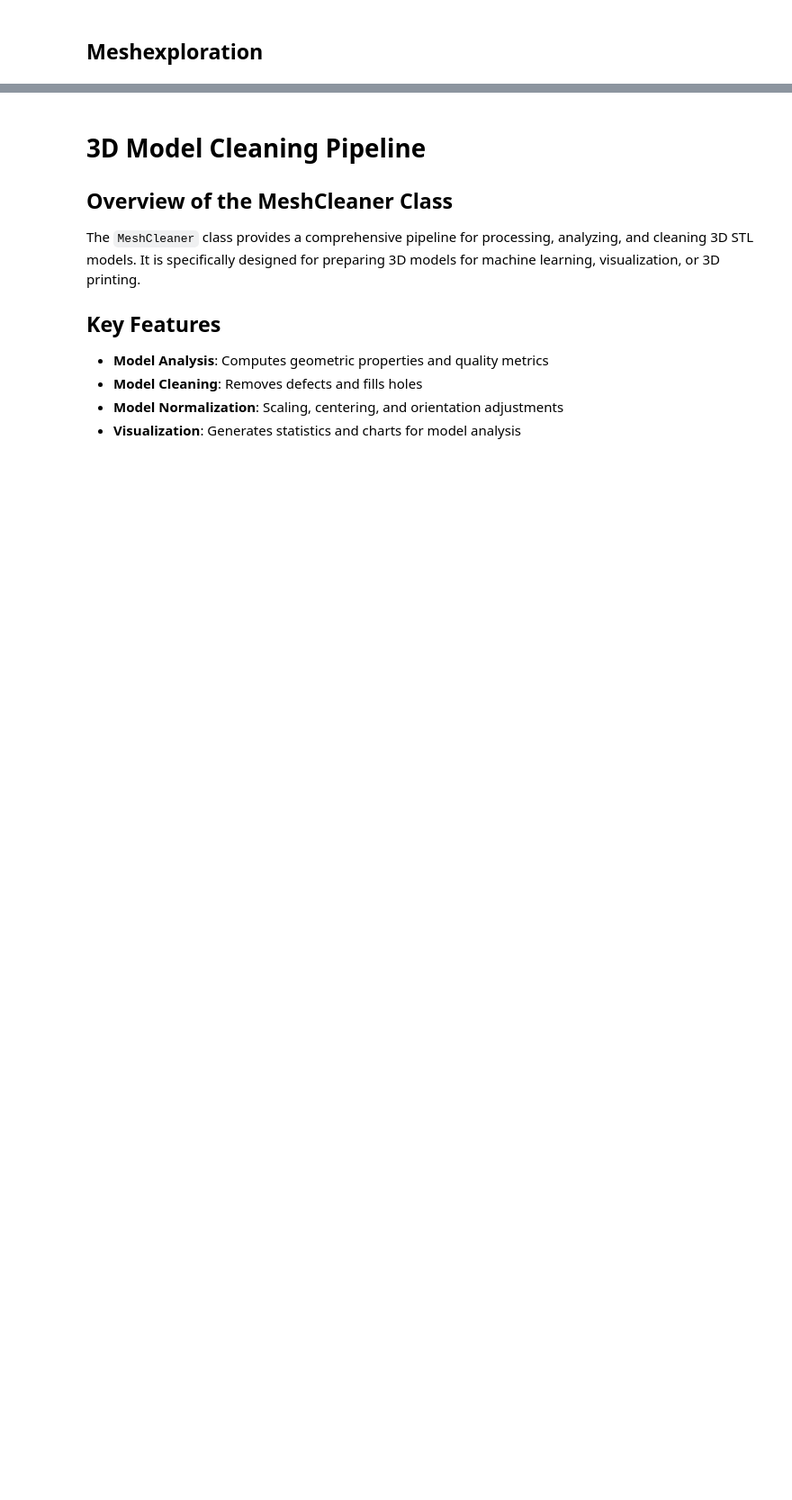
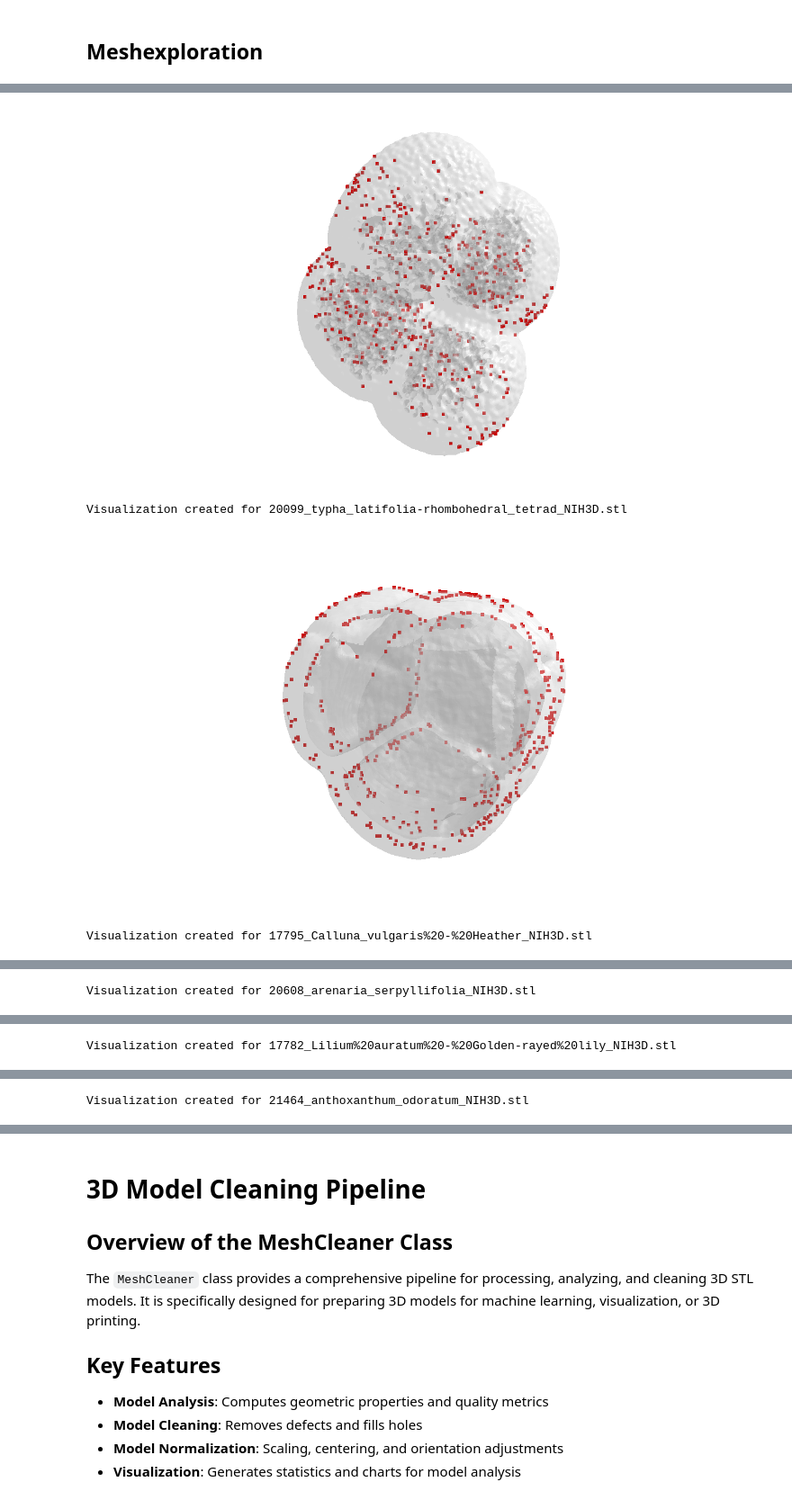
Before and after one commit to 3d-pollen-reconstruction/sequoia, a Jupyter notebook: notebooks/dataset_prep_exploration.ipynb, the cells around one changed output, grey strips where cells are left out. Shown at 90% size. Saved outputs shown, nothing was run; the diff lists cells and outputs as text; code cells hidden in the pictures; blank space fills up the shorter version.

```diff
--- a/notebooks/dataset_prep_exploration.ipynb
+++ b/notebooks/dataset_prep_exploration.ipynb
@@ -24,0 +51,7 @@ Running exploratory analysis of 3D models...
+# %%
+analyzer.visualize_sample_models(df_results)
+# %% [output]
+[figure, added]
+Visualization created for 20099_typha_latifolia-rhombohedral_tetrad_NIH3D.stl
+[figure, added]
+Visualization created for 17795_Calluna_vulgaris%20-%20Heather_NIH3D.stl
@@ -24,0 +59 @@ Running exploratory analysis of 3D models...
+Visualization created for 20608_arenaria_serpyllifolia_NIH3D.stl
@@ -24,0 +61 @@ Running exploratory analysis of 3D models...
+Visualization created for 17782_Lilium%20auratum%20-%20Golden-rayed%20lily_NIH3D.stl
@@ -25,3 +63,4 @@ Running exploratory analysis of 3D models...
+Visualization created for 21464_anthoxanthum_odoratum_NIH3D.stl
 # %%
 explorer = MeshExplorer()
 adv_results = explorer.run_advanced_analysis()
```
Also changed, not shown: parts of 10 cells of this notebook, 2 other files.
